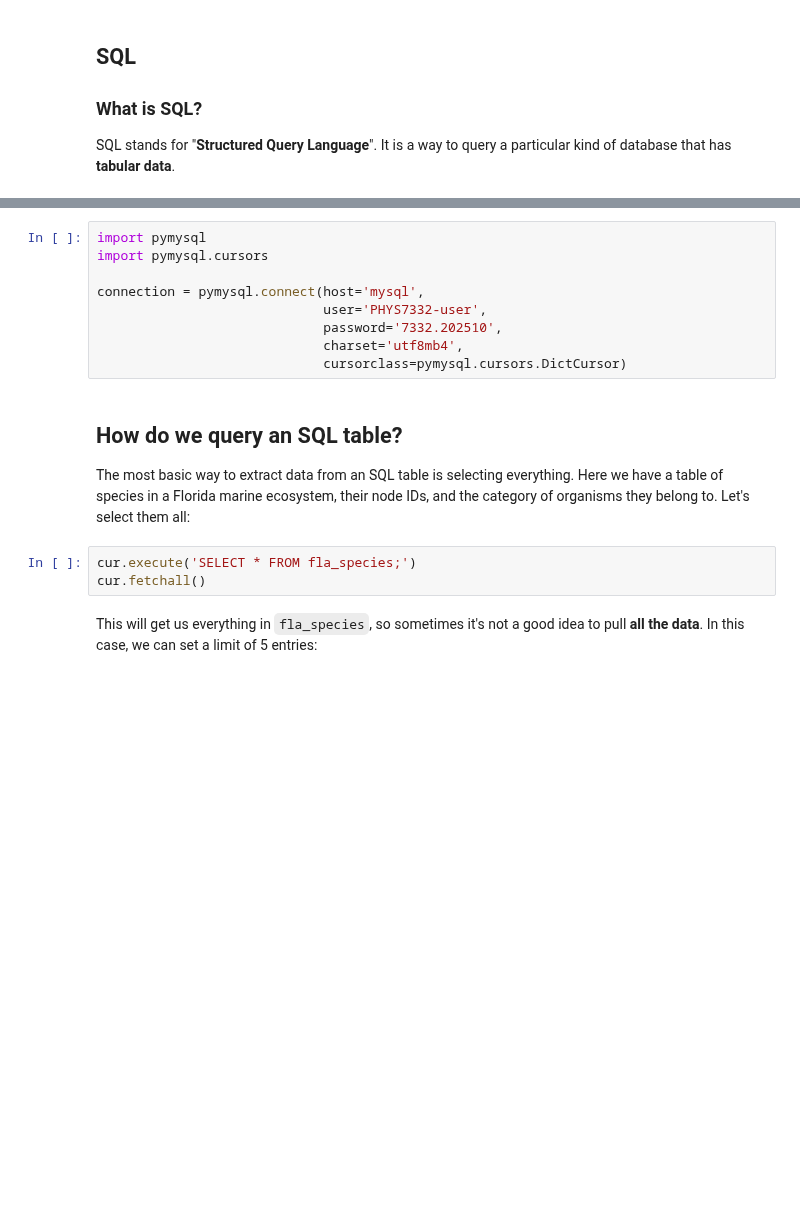
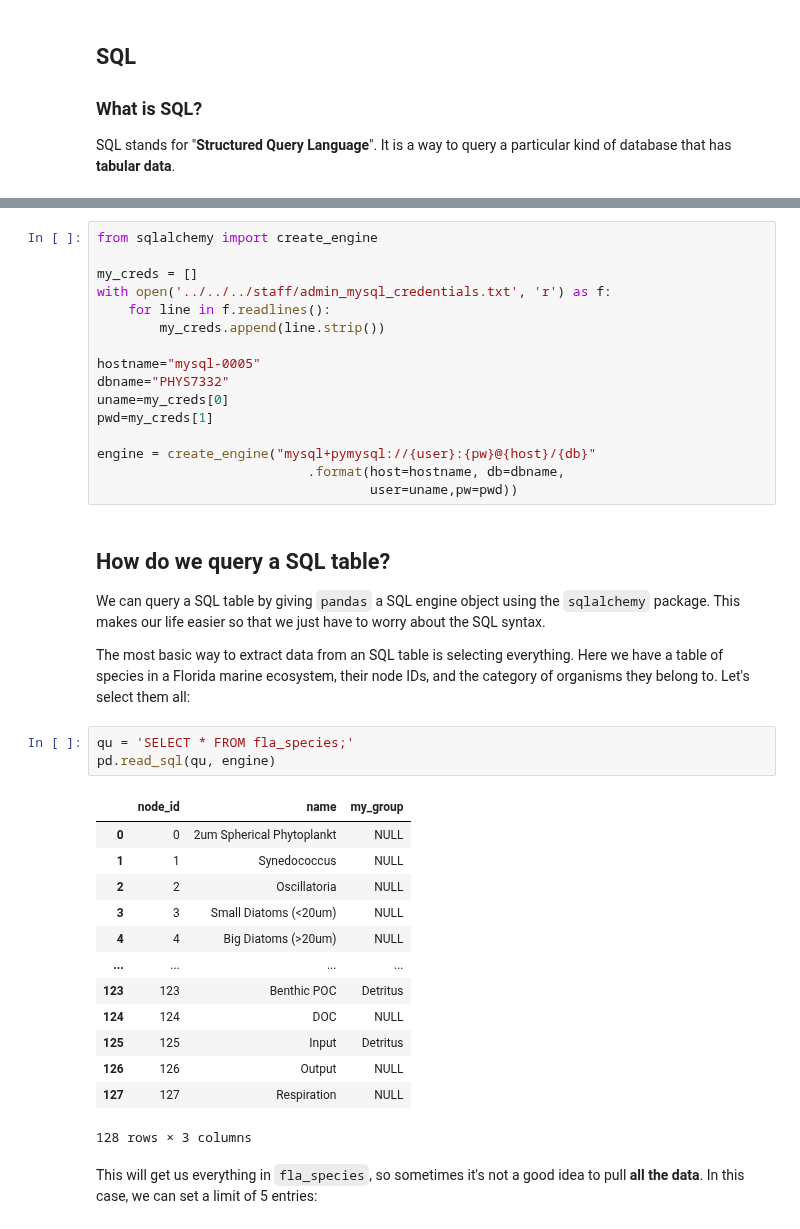
Before and after one commit to asmithh/network-science-data-book, a Jupyter notebook: class_08_datascience1.ipynb, the cells around one changed output, grey strips where cells are left out. Saved outputs shown, nothing was run; the diff lists cells and outputs as text; blank space fills up the shorter version.

```diff
--- a/class_08_datascience1.ipynb
+++ b/class_08_datascience1.ipynb
@@ -189,18 +206,41 @@ We'll connect to SQL on Discovery using `PyMySQL`. This is a package that lets y
 # %%
-import pymysql
-import pymysql.cursors
+from sqlalchemy import create_engine
 
-connection = pymysql.connect(host='mysql',
-                             user='PHYS7332-user',
-                             password='7332.202510',
-                             charset='utf8mb4',
-                             cursorclass=pymysql.cursors.DictCursor)
+my_creds = []
+with open('../../../staff/admin_mysql_credentials.txt', 'r') as f:
+    for line in f.readlines():
+        my_creds.append(line.strip())
+
+hostname="mysql-0005"
+dbname="PHYS7332"
+uname=my_creds[0]
+pwd=my_creds[1]
+
+engine = create_engine("mysql+pymysql://{user}:{pw}@{host}/{db}"
+                           .format(host=hostname, db=dbname,
+                                   user=uname,pw=pwd))
 # %% [markdown]
-## How do we query an SQL table?
+## How do we query a SQL table?
+We can query a SQL table by giving `pandas` a SQL engine object using the `sqlalchemy` package. This makes our life easier so that we just have to worry about the SQL syntax.
+
 The most basic way to extract data from an SQL table is selecting everything. Here we have a table of species in a Florida marine ecosystem, their node IDs, and the category of organisms they belong to. Let's select them all:
 # %%
-cur.execute('SELECT * FROM fla_species;')
-cur.fetchall()
+qu = 'SELECT * FROM fla_species;'
+pd.read_sql(qu, engine)
+# %% [output]
+|  | node_id | name | my_group |
+| 0 | 0 | 2um Spherical Phytoplankt | NULL |
+| 1 | 1 | Synedococcus | NULL |
+| 2 | 2 | Oscillatoria | NULL |
+| 3 | 3 | Small Diatoms (<20um) | NULL |
+| 4 | 4 | Big Diatoms (>20um) | NULL |
+| ... | ... | ... | ... |
+| 123 | 123 | Benthic POC | Detritus |
+| 124 | 124 | DOC | NULL |
+| 125 | 125 | Input | Detritus |
+| 126 | 126 | Output | NULL |
+| 127 | 127 | Respiration | NULL |
+128 rows × 3 columns
 # %% [markdown]
 This will get us everything in `fla_species`, so sometimes it's not a good idea to pull **all the data**. In this case, we can set a limit of 5 entries:
 # %%
```
Also changed, not shown: parts of 10 cells of this notebook, 4 other files.
